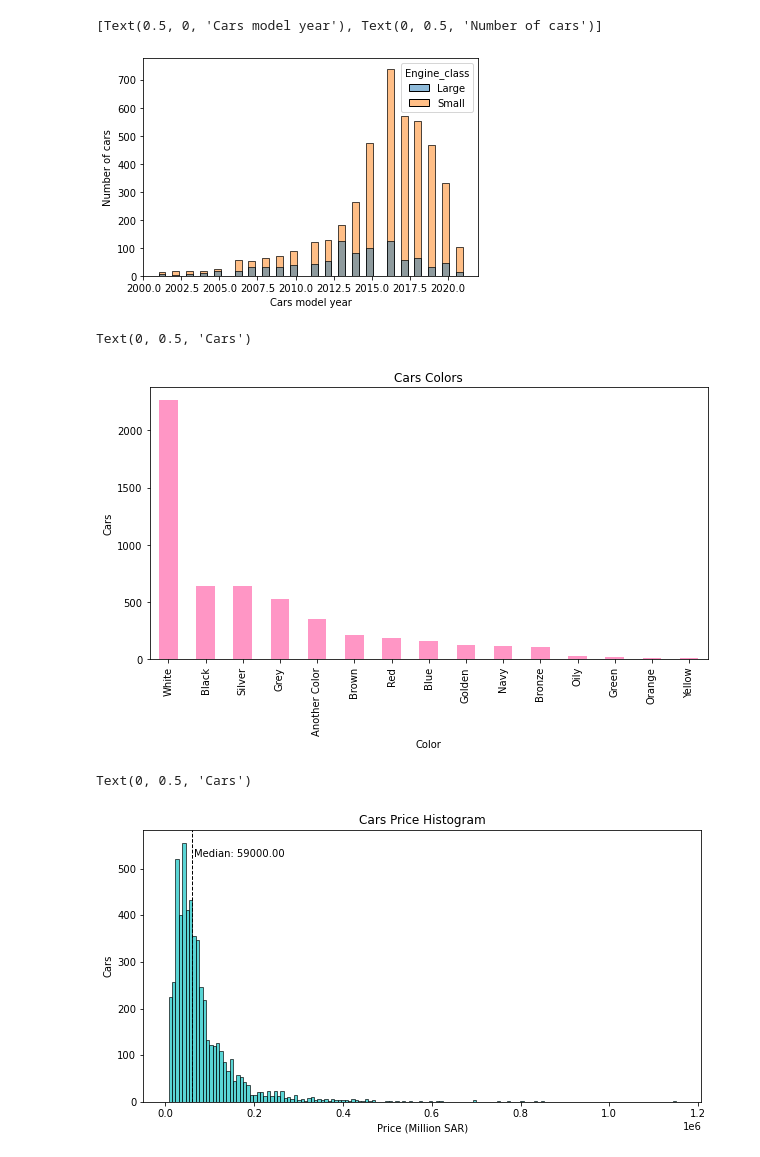
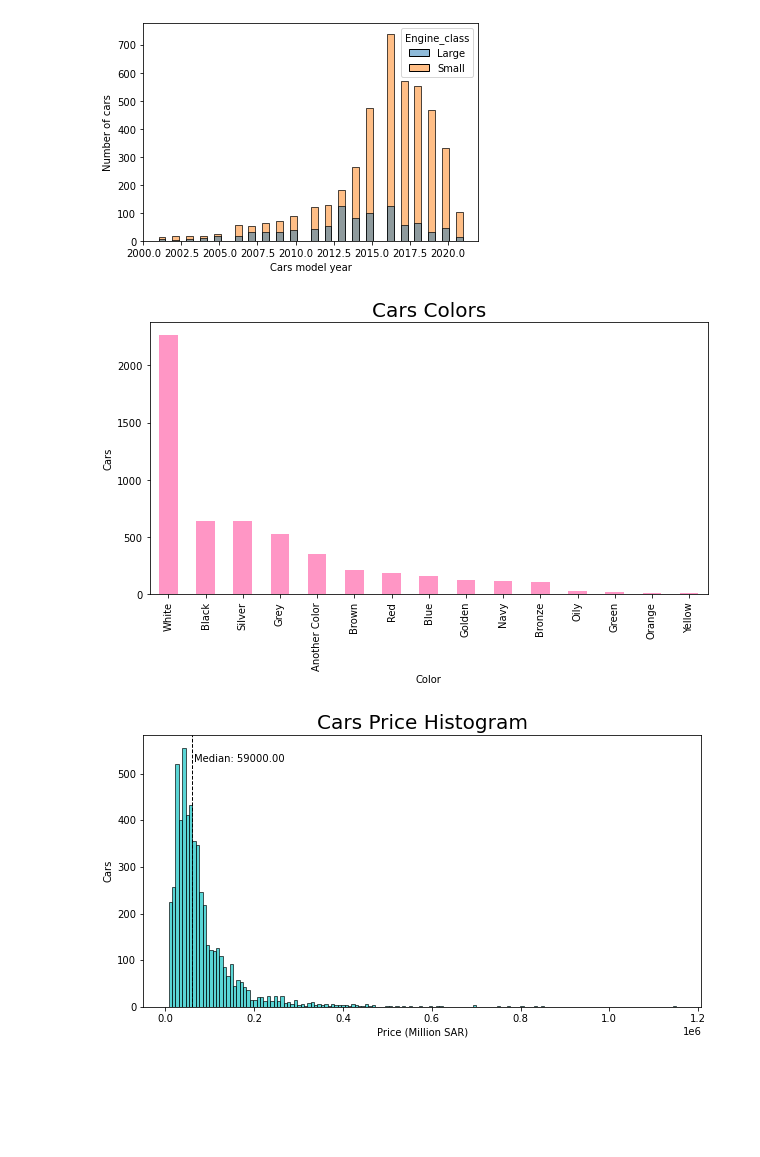
Before and after one commit to raefsalem/saudi-arabia-used-cars-dataset, a Jupyter notebook: sa-used-cars.ipynb, the cells around one changed output. Saved outputs shown, nothing was run; the diff lists cells and outputs as text; code cells hidden in the pictures; blank space fills up the shorter version.

```diff
--- a/sa-used-cars.ipynb
+++ b/sa-used-cars.ipynb
@@ -7,6 +7,8 @@ import matplotlib as mpl
 import matplotlib.pyplot as plt
 from sympy import rotations
 import seaborn as sns
+# %%
+sauc = pd.read_csv(r"C:\Users\RaefS\saudi-arabia-used-cars-dataset\saudi-arabia-used-cars-dataset\UsedCarsSA_Clean_EN.csv")
 # %%
 sauc.drop_duplicates(inplace=True)
 sauc = sauc[sauc['Price'] != 0]
@@ -28,38 +29,35 @@ copydf['Engine_class'] = copydf['Engine_Size'].apply(lambda x : 'Small' if x < 5
 sauc['Engine_class'] = sauc['Engine_Size'].apply(lambda x : 'Small' if x < 5 else 'Large')
 mask = sauc['Year'] > 2000
 values = sauc.loc[mask , :]
-ax = sns.histplot(x = values['Year'] , hue = 'Engine_class', data = values)
-ax.set(xlabel='Cars model year', ylabel='Number of cars')
+ax = sns.histplot(x = values['Year'], hue = 'Engine_class', data = values)
+ax.set(xlabel='Cars model year', ylabel='Number of cars');
 # %% [output]
-[Text(0.5, 0, 'Cars model year'), Text(0, 0.5, 'Number of cars')]
 [figure]
 # %%
 ####First plot (Color bar chart)
 fig = plt.figure(figsize=(10,5))
 sauc.Color.value_counts().plot(kind='bar', rot=90, color='#FF96C5')
-plt.title('Cars Colors')
+plt.title('Cars Colors', fontsize=20)
 plt.xlabel('Color')
-plt.ylabel('Cars')
+plt.ylabel('Cars');
 ###Insight: White, black & silver are the most common colors whereas green, orange & yellow are the least frequent.
 # %% [output]
-Text(0, 0.5, 'Cars')
-[figure, old version]
+[figure, new version]
 # %%
 ###Second plot (Price Histogram)
 plt.figure(figsize=(10,5))
 np.random.seed(6789)
 x = sauc['Price']
 result = plt.hist(x, bins=150, color='c', edgecolor='k', alpha=0.65)
 plt.axvline(x.median(), color='k', linestyle='dashed', linewidth=1)
 min_ylim, max_ylim = plt.ylim()
 plt.text(x.median()*1.1, max_ylim*0.9, 'Median: {:.2f}'.format(x.median()))
-plt.title('Cars Price Histogram')
+plt.title('Cars Price Histogram', fontsize=20)
 plt.xlabel('Price (Million SAR)')
-plt.ylabel('Cars')
+plt.ylabel('Cars');
 #insight: price was positively skewed that's why we showed the median.
 # %% [output]
-Text(0, 0.5, 'Cars')
-[figure, old version]
+[figure, new version]
 # %%
 ### Third plot (Company & Year Vs Price)
 y = sauc['Price']
```
Also changed, not shown: parts of 8 cells of this notebook.
